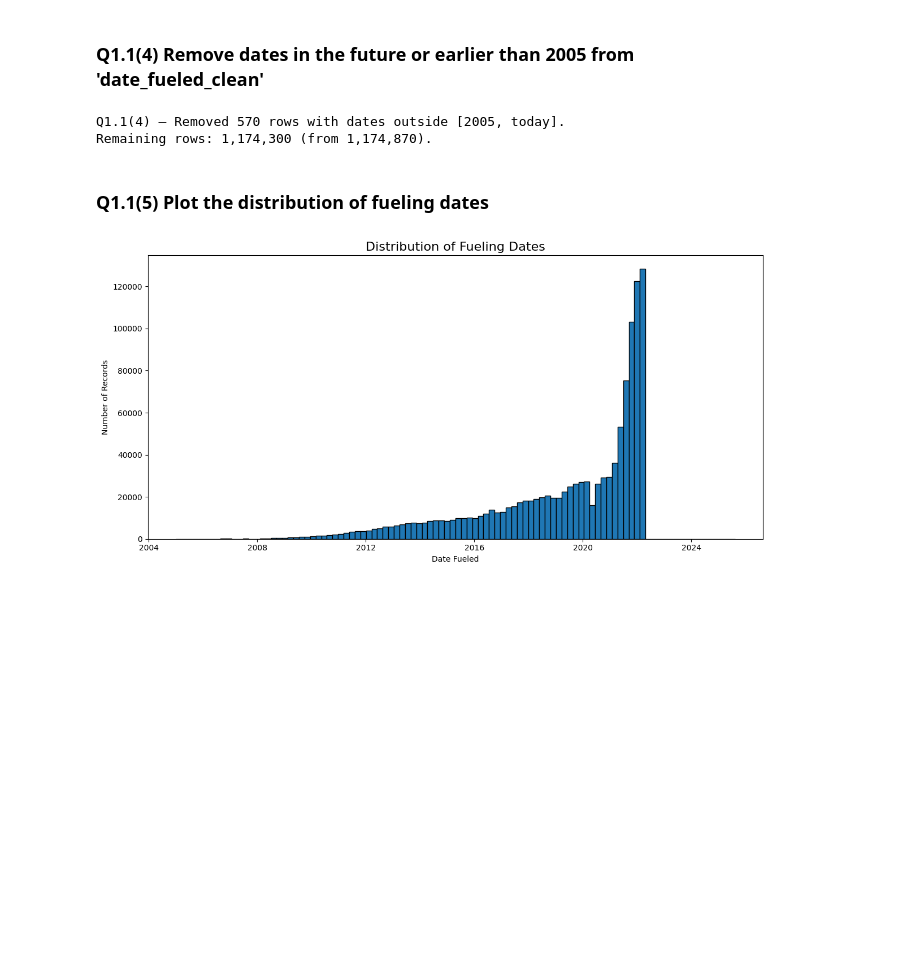
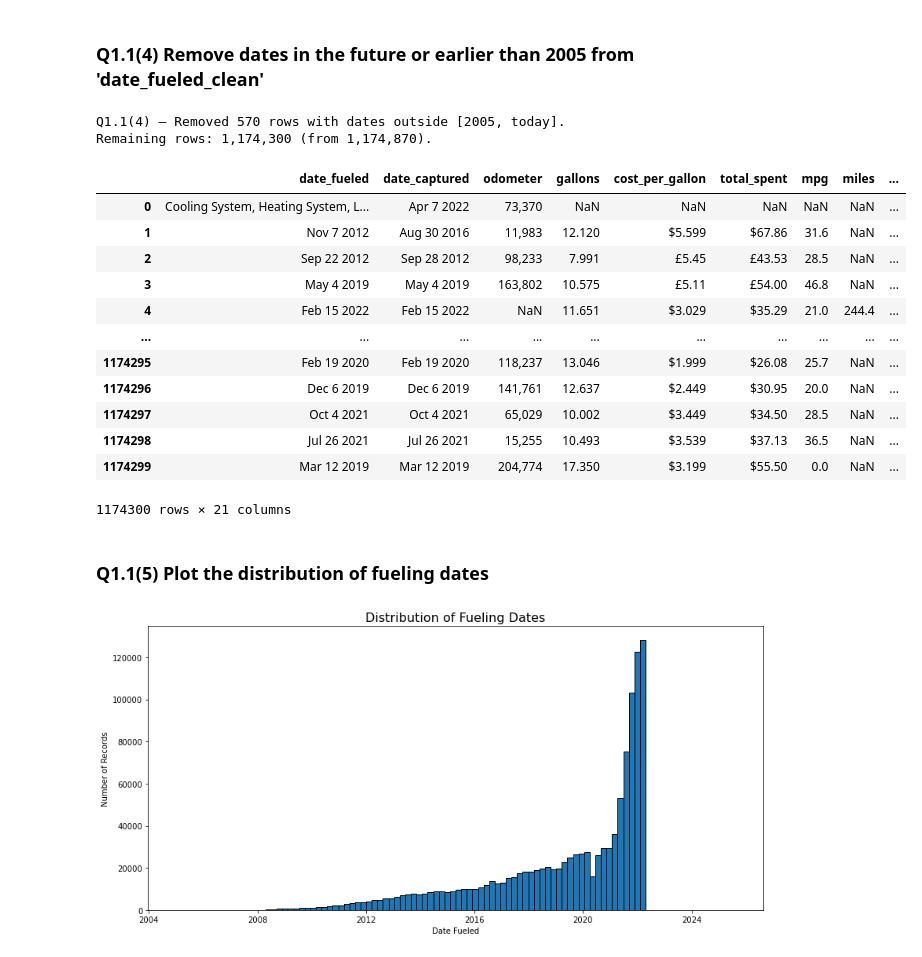
Before and after one commit to SeanMz28/IDVE_assignment1, a Jupyter notebook: assignment1.ipynb, the cells around one changed output. Saved outputs shown, nothing was run; the diff lists cells and outputs as text; code cells hidden in the pictures; blank space fills up the shorter version.

```diff
--- a/assignment1.ipynb
+++ b/assignment1.ipynb
@@ -160,6 +160,22 @@ print(f"Remaining rows: {final_count:,} (from {initial_count:,}).")
 # %% [output]
 Q1.1(4) — Removed 570 rows with dates outside [2005, today].
 Remaining rows: 1,174,300 (from 1,174,870).
+# %%
+df = df.reset_index(drop=True) #reset indices after
+# %% [output]
+|  | date_fueled | date_captured | odometer | gallons | cost_per_gallon | total_spent | mpg | miles | ... |
+| 0 | Cooling System, Heating System, L... | Apr 7 2022 | 73,370 | NaN | NaN | NaN | NaN | NaN | ... |
+| 1 | Nov 7 2012 | Aug 30 2016 | 11,983 | 12.120 | $5.599 | $67.86 | 31.6 | NaN | ... |
+| 2 | Sep 22 2012 | Sep 28 2012 | 98,233 | 7.991 | £5.45 | £43.53 | 28.5 | NaN | ... |
+| 3 | May 4 2019 | May 4 2019 | 163,802 | 10.575 | £5.11 | £54.00 | 46.8 | NaN | ... |
+| 4 | Feb 15 2022 | Feb 15 2022 | NaN | 11.651 | $3.029 | $35.29 | 21.0 | 244.4 | ... |
+| ... | ... | ... | ... | ... | ... | ... | ... | ... | ... |
+| 1174295 | Feb 19 2020 | Feb 19 2020 | 118,237 | 13.046 | $1.999 | $26.08 | 25.7 | NaN | ... |
+| 1174296 | Dec 6 2019 | Dec 6 2019 | 141,761 | 12.637 | $2.449 | $30.95 | 20.0 | NaN | ... |
+| 1174297 | Oct 4 2021 | Oct 4 2021 | 65,029 | 10.002 | $3.449 | $34.50 | 28.5 | NaN | ... |
+| 1174298 | Jul 26 2021 | Jul 26 2021 | 15,255 | 10.493 | $3.539 | $37.13 | 36.5 | NaN | ... |
+| 1174299 | Mar 12 2019 | Mar 12 2019 | 204,774 | 17.350 | $3.199 | $55.50 | 0.0 | NaN | ... |
+1174300 rows × 21 columns
 # %% [markdown]
 ### Q1.1(5) Plot the distribution of fueling dates
 # %%
```
Also changed, not shown: parts of 4 cells of this notebook.
